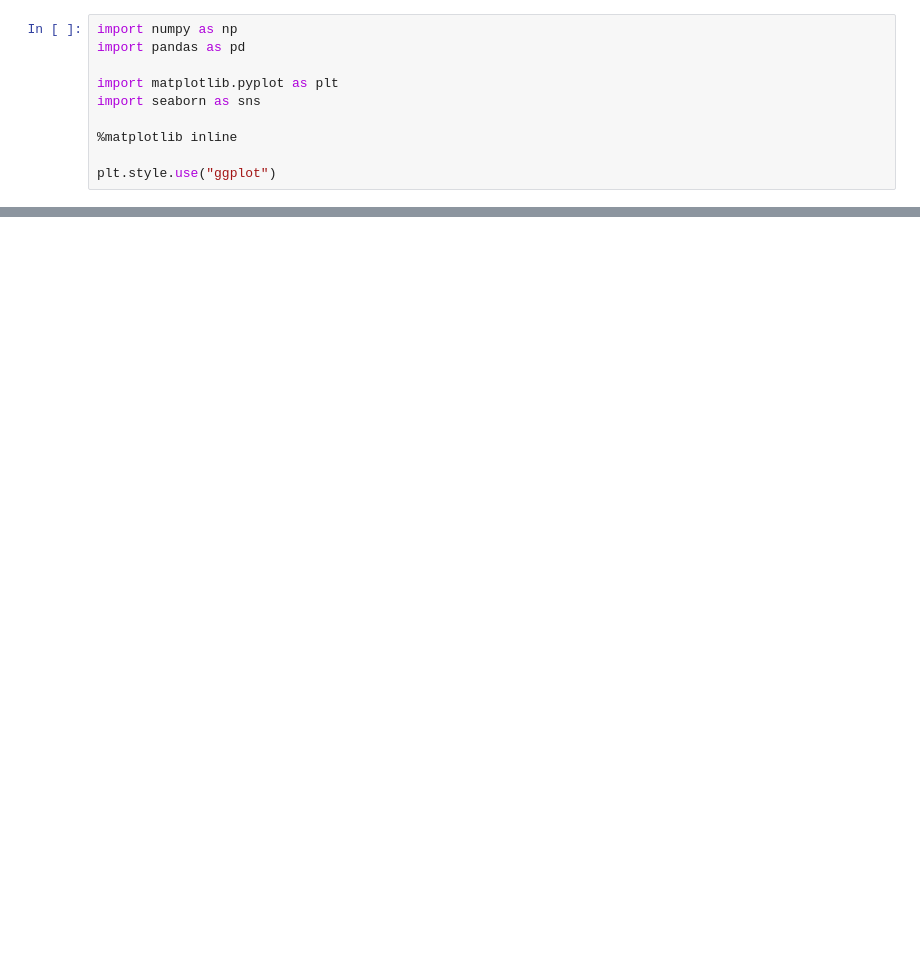
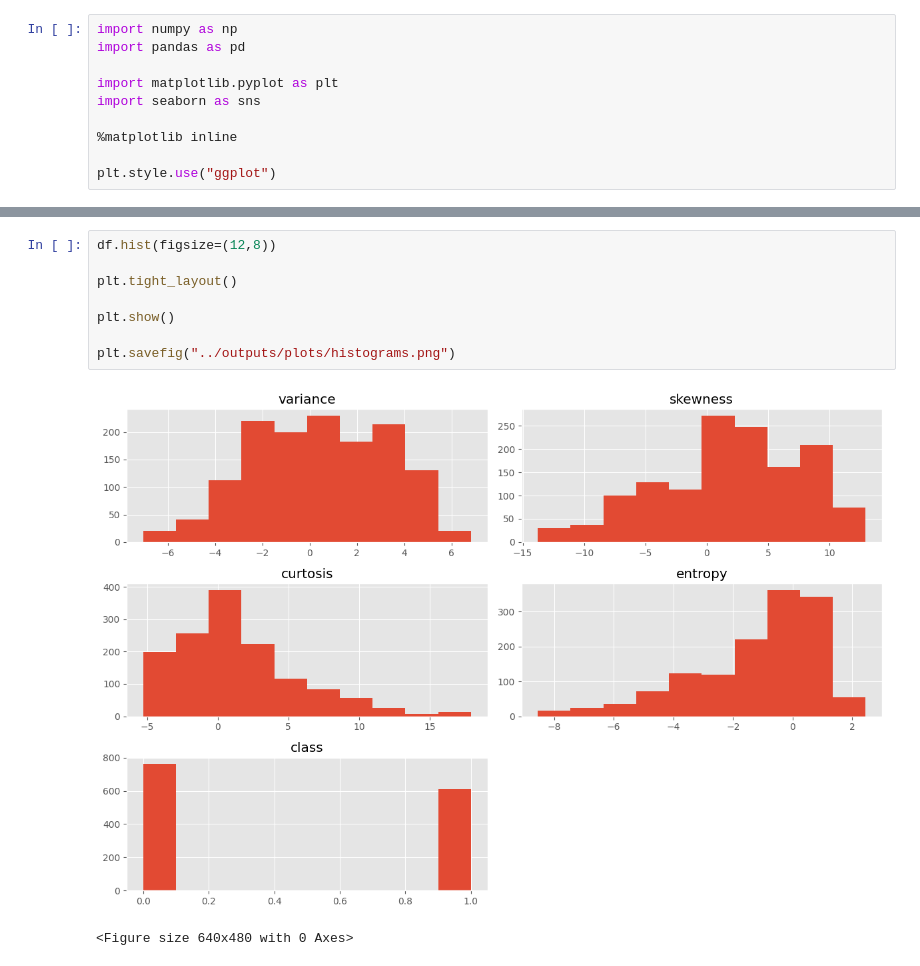
Before and after one commit to nzoopxw/deep-learning-lab-sem5, a Jupyter notebook: Lab-01/notebooks/experiment1.ipynb, the cells around one changed output, grey strips where cells are left out. Saved outputs shown, nothing was run; the diff lists cells and outputs as text; blank space fills up the shorter version.

```diff
--- a/Lab-01/notebooks/experiment1.ipynb
+++ b/Lab-01/notebooks/experiment1.ipynb
@@ -18,0 +76,11 @@ FileNotFoundError: [Errno 2] No such file or directory: 'data_banknote_authentic
+# %%
+df.hist(figsize=(12,8))
+
+plt.tight_layout()
+
+plt.show()
+
+plt.savefig("../outputs/plots/histograms.png")
+# %% [output]
+[figure, added]
+<Figure size 640x480 with 0 Axes>
```
Also changed, not shown: parts of 9 cells of this notebook, 22 other files.
